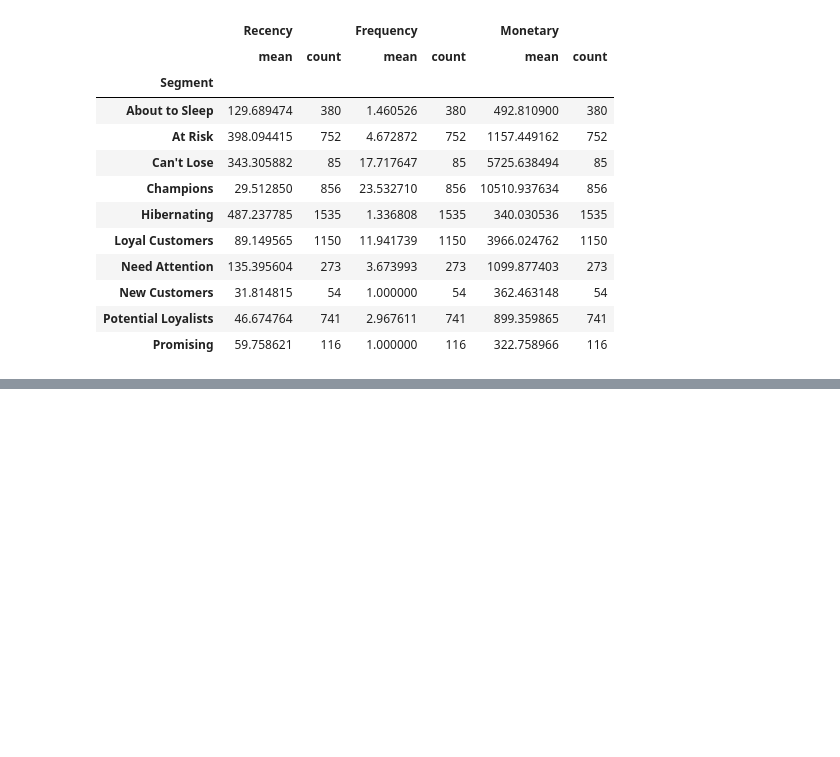
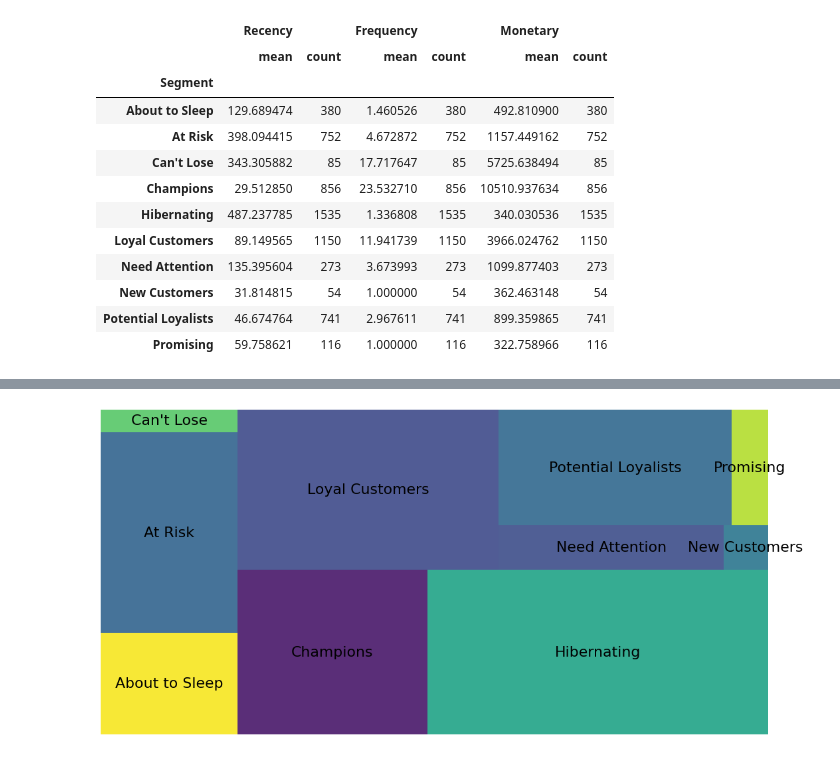
Before and after one commit to jarviscanada/jarvis_data_eng_KevinShimotakahara, a Jupyter notebook: python_data_wrangling/retail_data_analytics_wrangling.ipynb, the cells around one changed output, grey strips where cells are left out. Saved outputs shown, nothing was run; the diff lists cells and outputs as text; code cells hidden in the pictures; blank space fills up the shorter version.

```diff
--- a/python_data_wrangling/retail_data_analytics_wrangling.ipynb
+++ b/python_data_wrangling/retail_data_analytics_wrangling.ipynb
@@ -677,0 +671,10 @@ Recency and Frequency Grid Image: https://clevertap.com/blog/automate-user-segme
+# %%
+squarestuff = rfm_table[["Segment", "Recency","Frequency","Monetary"]].groupby("Segment").count()
+# %%
+plt.figure(figsize=(18, 9))
+squarify.plot(sizes=squarestuff['Recency'], label=squarestuff.index, alpha=.9)
+plt.axis('off')
+plt.rcParams.update({'font.size': 202})
+plt.show()
+# %% [output]
+[figure, added]
```
Also changed, not shown: parts of 16 cells of this notebook, 25 other files.
